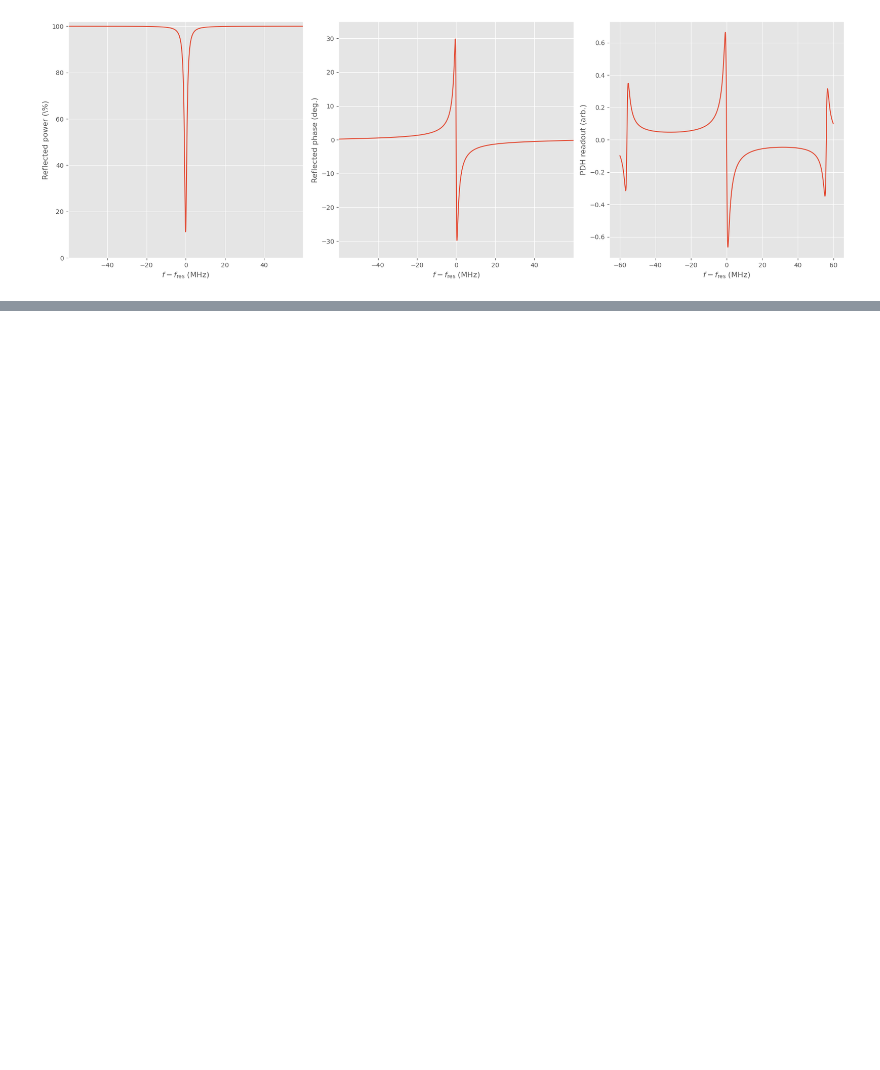
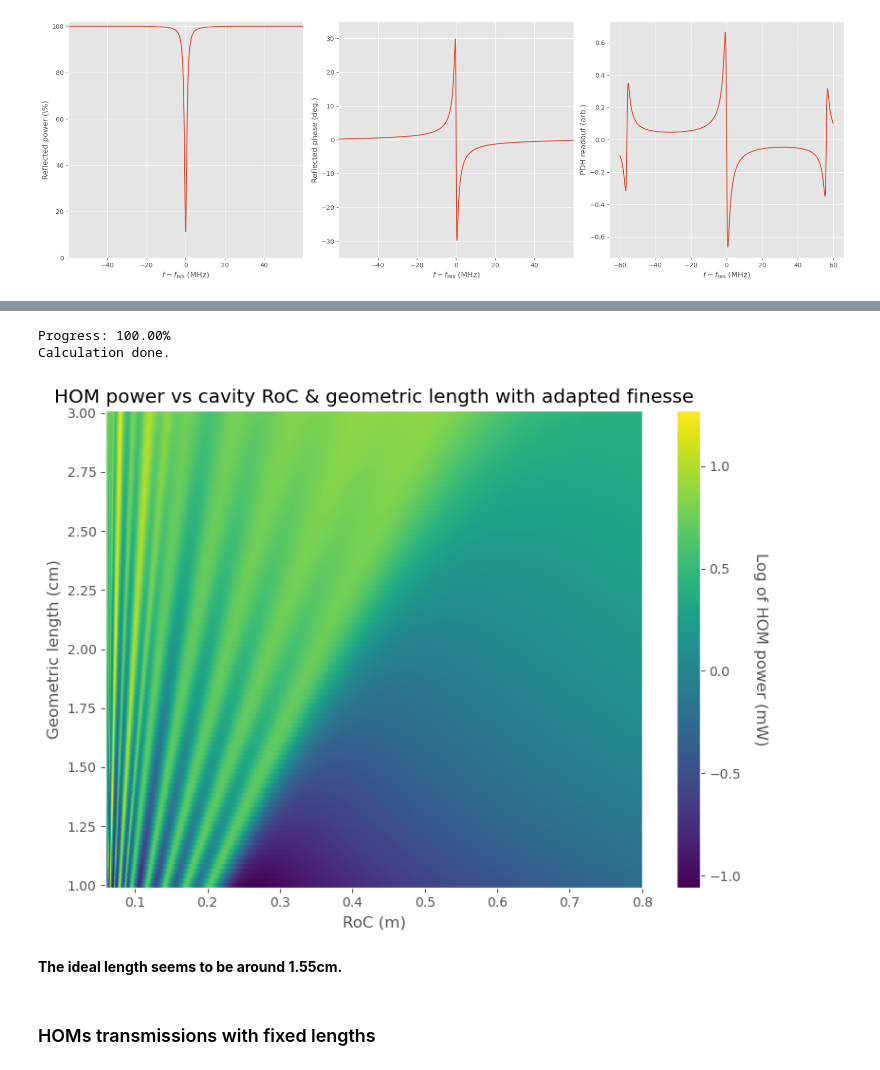
Before and after one commit to antoine-amy/AdV_AMC_design, a Jupyter notebook: MC_design.ipynb, the cells around one changed output, grey strips where cells are left out. Drawn from its saved outputs; the diff is of its cells as text; code cells hidden in the pictures; blank space fills up the shorter version.

Commit message:
Changed layout and added function to MC_design

```diff
--- a/MC_design.ipynb
+++ b/MC_design.ipynb
@@ -5,6 +5,7 @@ Calculate the transmission of the mode cleaner (MC), find the ideal parameters o
 The geometric & optical length are defined as in the thesis of Eleonora Polini (p209).
 # %%
 # import the required libraries
+
 import matplotlib.pyplot as plt
 import numpy as np
 import MC_design_functions as MCdf
@@ -16,3 +17,4 @@ lambda_ = 1064e-9 # Carrier wavelength (m)
 idxn = 1.44963 # Index of the cavity
 SB_limit = 0.90  # SBs transmissions limit
 fm = [6.270777e6, 6.270777e6 * 9]  # List of the SBs frequency
+P_HOMs = [np.ones(10), np.full(10, 2), np.full(10, 2)]  # Input power of carrier & SBs HOMs
@@ -533,0 +204,47 @@ Circ power (MW/m²): 8.54681826378495
+# %%
+# Heatmap of the HOMs transmissions
+
+# Create a grid of geometric lengths
+Lgeo_vect = np.linspace(1e-2, 3e-2, 101) # cm
+
+# Initialize T_HOMs matrices for carrier and SBs
+T_HOMs_mat_car = np.zeros((len(Lgeo_vect), 1001))
+T_HOMs_mat_SB = np.zeros((len(Lgeo_vect), 1001))
+
+# Loop over geometric lengths and calculate T_HOMs
+for j, Lgeo in enumerate(Lgeo_vect):
+    # Determine the max finesse that respect SB_limit
+    FLopt_max = (c * np.sqrt(1 - SB_limit)) / (4 * fm[-1] * np.sqrt(SB_limit))
+    Lopt=2*idxn*Lgeo
+    Fomc = FLopt_max / Lopt
+    rho_vect, T_HOMs_vect_car, T_HOMs_vect_SB = MCdf.THOMvsRoC(Lgeo, Fomc, 0.8, fm, P_HOMs, 1001)
+    T_HOMs_mat_car[j, :] = T_HOMs_vect_car
+    T_HOMs_mat_SB[j, :] = T_HOMs_vect_SB[0]+T_HOMs_vect_SB[1] # Transpose the result to match dimensions
+
+    # Print percentage of completion
+    sys.stdout.write("\rProgress: {0:.2f}%".format((j+1)/len(Lgeo_vect)*100))
+    sys.stdout.flush()
+
+# After the loop
+print("\nCalculation done.")
+
+# Plot the heatmaps
+plt.figure(figsize=(8, 6))
+
+c1 = plt.pcolormesh(rho_vect, Lgeo_vect*100, np.log10(T_HOMs_mat_car+T_HOMs_mat_SB), cmap='viridis')
+plt.xlabel('RoC (m)')
+plt.ylabel('Geometric length (cm)')
+plt.title('HOM power vs cavity RoC & geometric length with adapted finesse')
+colorbar=plt.colorbar(c1)
+colorbar.set_label('Log of HOM power (mW)', rotation=270, labelpad=20)
+
+plt.tight_layout()
+plt.show()
+# %% [output]
+Progress: 100.00%
+Calculation done.
+[figure, added]
+# %% [markdown]
+**The ideal length seems to be around 1.55cm.**
+# %% [markdown]
+### HOMs transmissions with fixed lengths
```
Also changed, not shown: parts of 52 cells of this notebook, 13 other files.
